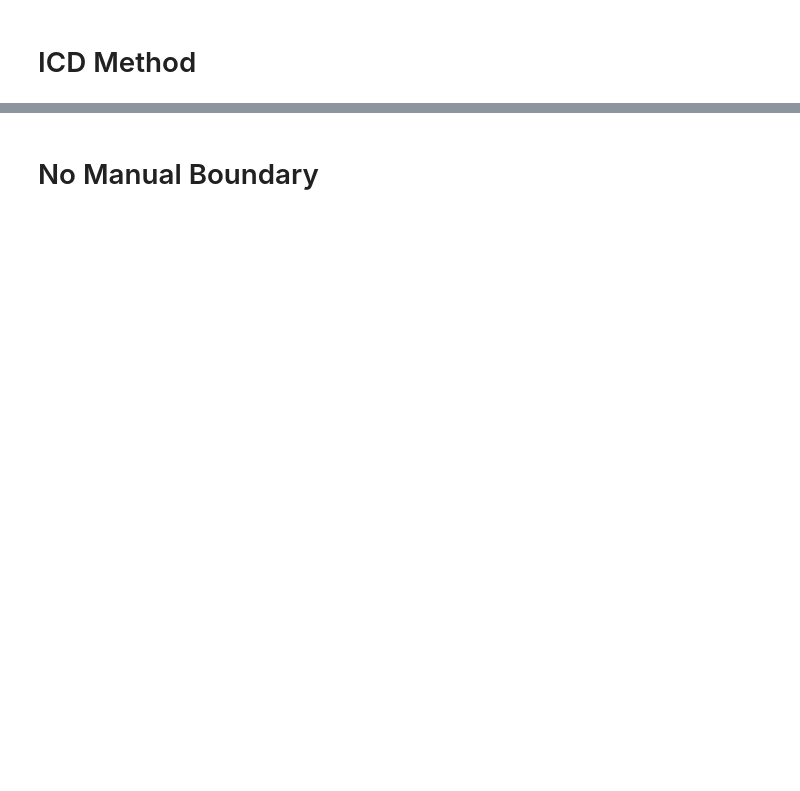
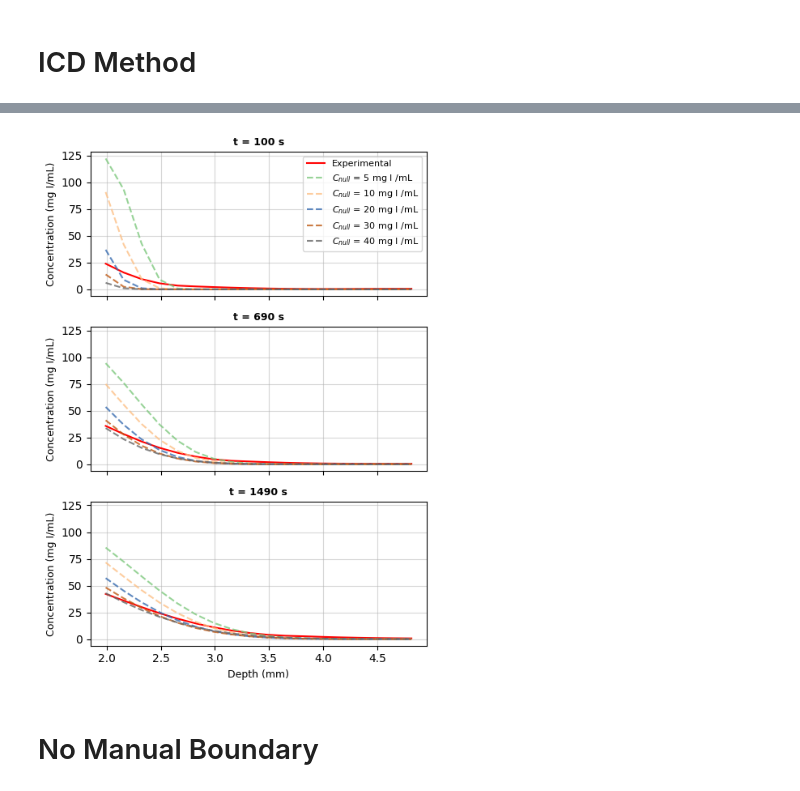
Before and after one commit to isaackh28/diff_tests, a Jupyter notebook: notebook_1.ipynb, the cells around one changed output, grey strips where cells are left out. Saved outputs shown, nothing was run; the diff lists cells and outputs as text; code cells hidden in the pictures; blank space fills up the shorter version.

```diff
--- a/notebook_1.ipynb
+++ b/notebook_1.ipynb
@@ -316,3 +271,75 @@ plt.show()
+# %%
+def conc_sim(result, depth, time, cs_exp):
+    out = np.zeros((len(time), len(depth)))
+    for i, ti in enumerate(time):
+        if ti == 0:
+            ti = 0.001
+        out[i, :] = models.semi_infinite(depth,
+                                        result["intercept"],
+                                        result["d"],
+                                        cs_exp,
+                                        ti)
+
+    return out
+# %%
+# ---- Experimental concentration profiles at the beginning, middle, and end of the experiment ----
+cs_exp = np.nanmean(conc[:, 0])
+from matplotlib.lines import Line2D
+
+profs = [10, len(time)//2, len(time)-1]
+c_null_list = c_null_list
+
+conc_sims = [conc_sim(r, depth, time, cs_exp) for r in icd_results]
+
+colors = plt.cm.Accent(np.linspace(0, 1, len(c_null_list)))
+
+linestyles = ["-", "--", ":"]
+
+fig, ax = plt.subplots(3, 1, figsize=(5, 7), sharex=True, sharey=True)
+
+for j, i in enumerate(profs):
+
+    # Experimental profile
+    ax[j].plot(
+        depth[12:],
+        conc[i, 12:],
+        color="r",
+        label="Experimental"
+    )
+
+    # Fitted profiles for each c_null
+    for k, c_null in enumerate(c_null_list):
+        ax[j].plot(
+            depth[12:],
+            conc_sims[k][i, 12:],
+            color=colors[k],
+            label=f"$C_{{null}}$ = {c_null} mg I /mL",
+            linestyle = "--",
+            alpha = 0.8
+        )
+
+    ax[j].set_ylabel("Concentration (mg I/mL)", size=9)
+    ax[j].grid(alpha=0.5)
+
+    ax[j].set_title(
+        f"t = {time[i]:.0f} s",
+        loc="center",
+        fontdict={"weight": "bold", "size": 9}
+    )
+
+ax[-1].set_xlabel("Depth (mm)", size=9)
+
+# Only show one legend to avoid repetition
+ax[0].legend(
+    fontsize=8,
+    title_fontproperties={"weight": "bold", "size": 8}
+)
+
+plt.tight_layout()
+# plt.savefig(r"\\svm_uhn\Coolens_Research\Isaac\Experiments\pcl2201_paper\figures\icd_sim.png", dpi = 400)
+plt.show()
+# %% [output]
+[figure, added]
 # %% [markdown]
 # No Manual Boundary
 # %%
```
Also changed, not shown: parts of 19 cells of this notebook, 1 other file.
